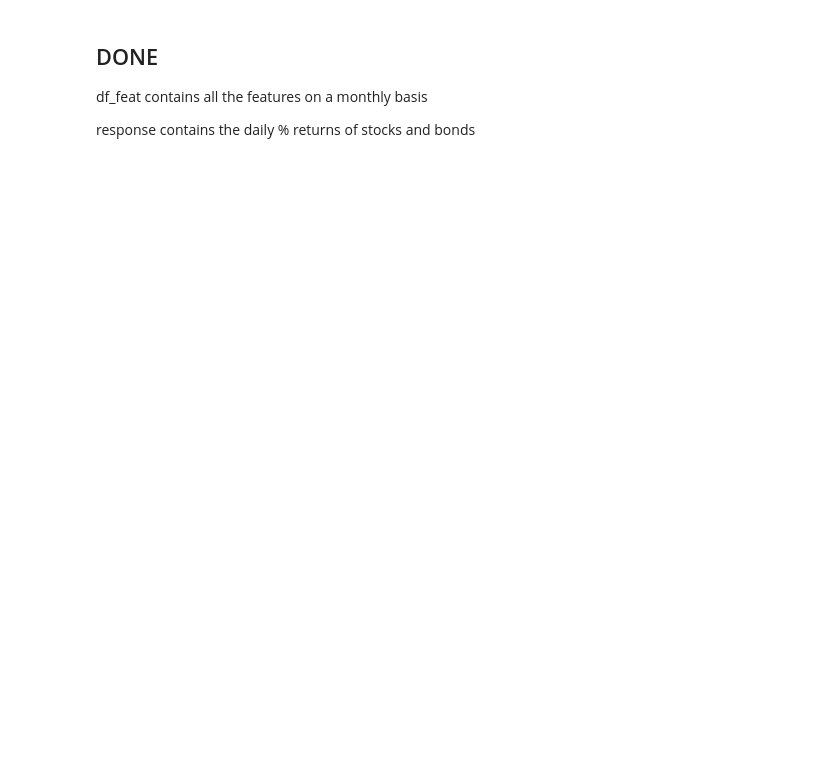
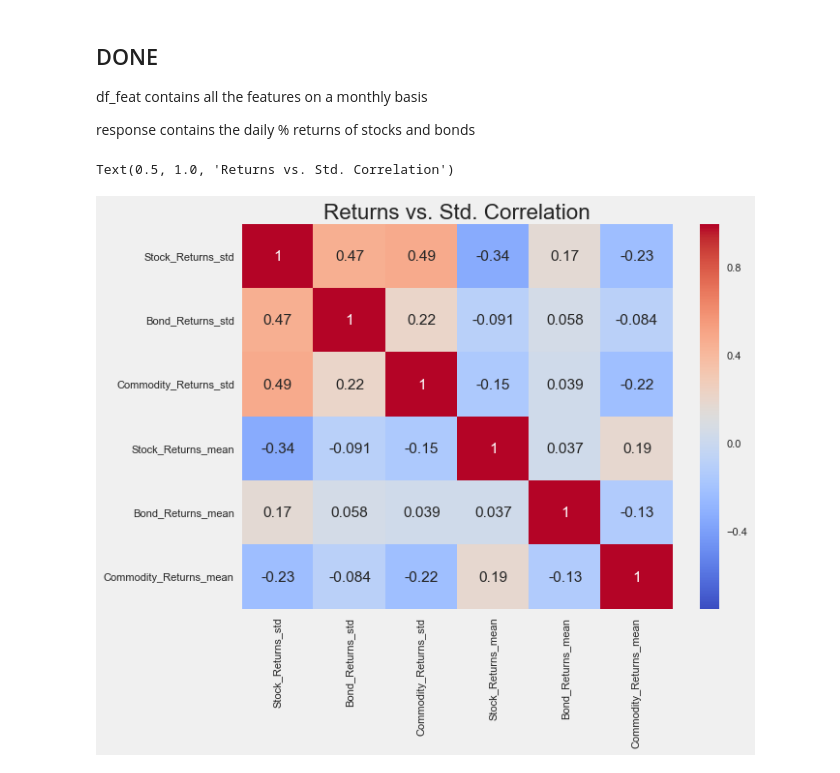
Before and after one commit to mkosik89/Springboard, a Jupyter notebook: Capstone_2/Data/Import Data.ipynb, the cells around one changed output. Drawn from its saved outputs; the diff is of its cells as text; code cells hidden in the pictures; blank space fills up the shorter version.

```diff
--- a/Capstone_2/Data/Import Data.ipynb
+++ b/Capstone_2/Data/Import Data.ipynb
@@ -307,3 +313,6 @@ response contains the daily % returns of stocks and bonds
 # %%
 df_feat.to_csv("raw_features.csv")
 response.to_csv("raw_response.csv")
+# %%
+c = response[['Stock_Returns','Commodity_Returns']].resample('M').std().join(response[['Stock_Returns','Commodity_Returns']].resample('M').mean(),rsuffix='_mean',lsuffix='_std').corr()
+c = response.resample('M').std().join(response.resample('M').mean(),rsuffix='_mean',lsuffix='_std').corr()
@@ -309,0 +321,7 @@ response.to_csv("raw_response.csv")
+# %%
+plt.figure(figsize=(8, 6))
+sns.heatmap(c,vmin=-.75,annot=True,cmap='coolwarm')
+plt.title('Returns vs. Std. Correlation')
+# %% [output]
+Text(0.5, 1.0, 'Returns vs. Std. Correlation')
+[figure, added]
```
Also changed, not shown: parts of 9 cells of this notebook, 11 other files.
